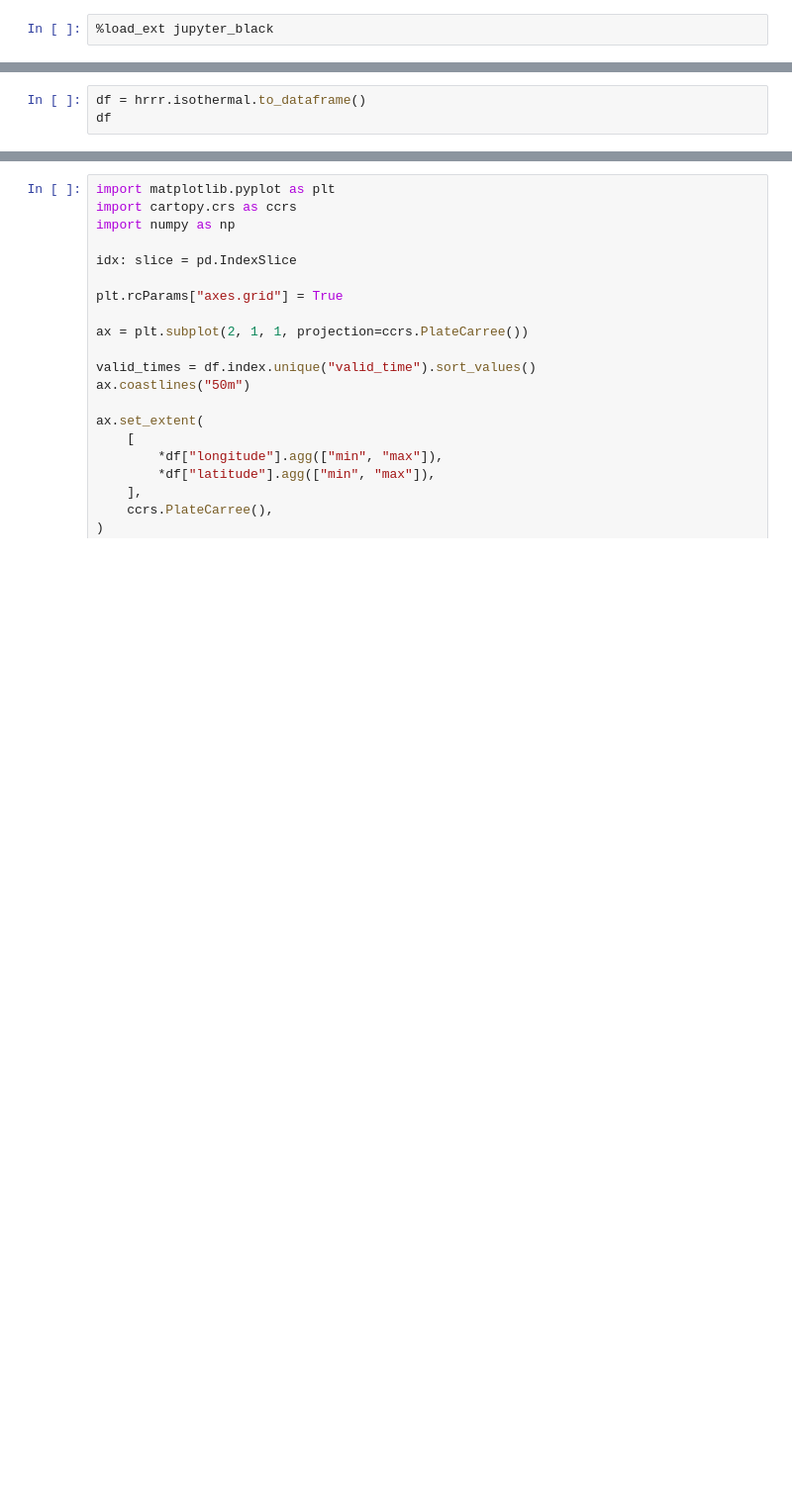
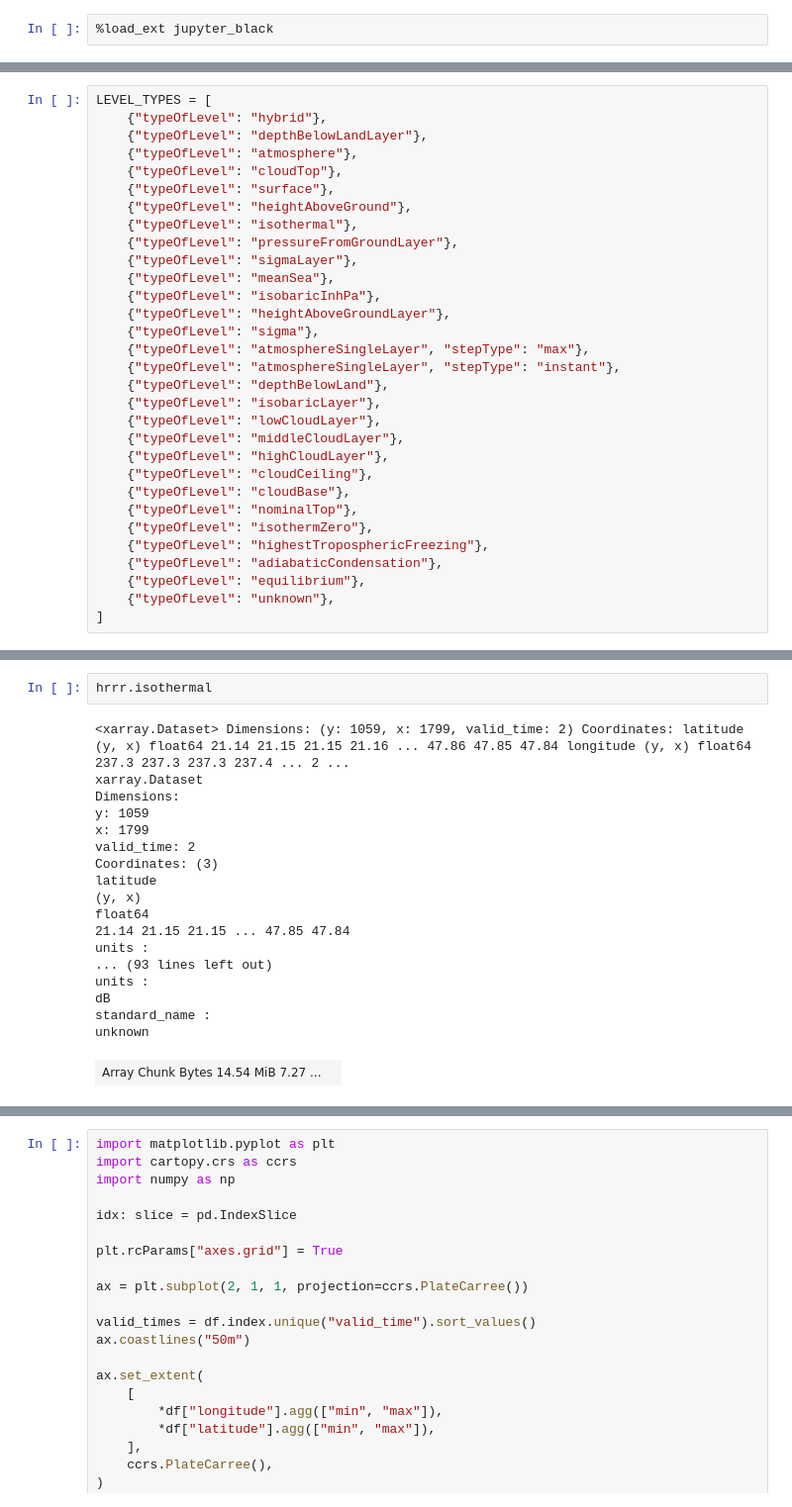
Before and after one commit to leaver2000/griblib, a Jupyter notebook: notebook-hrrr-2022-06-17.ipynb, the cells around one changed output, grey strips where cells are left out. Shown at 99% size. Drawn from its saved outputs; the diff is of its cells as text; blank space fills up the shorter version.

```diff
--- a/griblib/hrrr-2022-06-17.ipynb
+++ b/notebook-hrrr-2022-06-17.ipynb
@@ -108,3 +12,0 @@ hrrr = open_files(glob("/workspaces/griblib/data/hrrr/*.grib"))
-# %%
-df = hrrr.isothermal.to_dataframe()
-df
@@ -125,0 +13,31 @@ df
+# %%
+LEVEL_TYPES = [
+    {"typeOfLevel": "hybrid"},
+    {"typeOfLevel": "depthBelowLandLayer"},
+    {"typeOfLevel": "atmosphere"},
+    {"typeOfLevel": "cloudTop"},
+    {"typeOfLevel": "surface"},
+    {"typeOfLevel": "heightAboveGround"},
+    {"typeOfLevel": "isothermal"},
+    {"typeOfLevel": "pressureFromGroundLayer"},
+    {"typeOfLevel": "sigmaLayer"},
+    {"typeOfLevel": "meanSea"},
+    {"typeOfLevel": "isobaricInhPa"},
+    {"typeOfLevel": "heightAboveGroundLayer"},
+    {"typeOfLevel": "sigma"},
+    {"typeOfLevel": "atmosphereSingleLayer", "stepType": "max"},
+    {"typeOfLevel": "atmosphereSingleLayer", "stepType": "instant"},
+    {"typeOfLevel": "depthBelowLand"},
+    {"typeOfLevel": "isobaricLayer"},
+    {"typeOfLevel": "lowCloudLayer"},
+    {"typeOfLevel": "middleCloudLayer"},
+    {"typeOfLevel": "highCloudLayer"},
+    {"typeOfLevel": "cloudCeiling"},
+    {"typeOfLevel": "cloudBase"},
+    {"typeOfLevel": "nominalTop"},
+    {"typeOfLevel": "isothermZero"},
+    {"typeOfLevel": "highestTroposphericFreezing"},
+    {"typeOfLevel": "adiabaticCondensation"},
+    {"typeOfLevel": "equilibrium"},
+    {"typeOfLevel": "unknown"},
+]
@@ -125,0 +597,21 @@ df
+# %%
+hrrr.isothermal
+# %% [output]
+<xarray.Dataset> Dimensions: (y: 1059, x: 1799, valid_time: 2) Coordinates: latitude (y, x) float64 21.14 21.15 21.15 21.16 ... 47.86 47.85 47.84 longitude (y, x) float64 237.3 237.3 237.3 237.4 ... 2 ...
+xarray.Dataset
+Dimensions:
+y: 1059
+x: 1799
+valid_time: 2
+Coordinates: (3)
+latitude
+(y, x)
+float64
+21.14 21.15 21.15 ... 47.85 47.84
+units :
+... (93 lines left out)
+units :
+dB
+standard_name :
+unknown
+| Array Chunk Bytes 14.54 MiB 7.27 ... |  |
```
Also changed, not shown: parts of 12 cells of this notebook, 9 other files.
